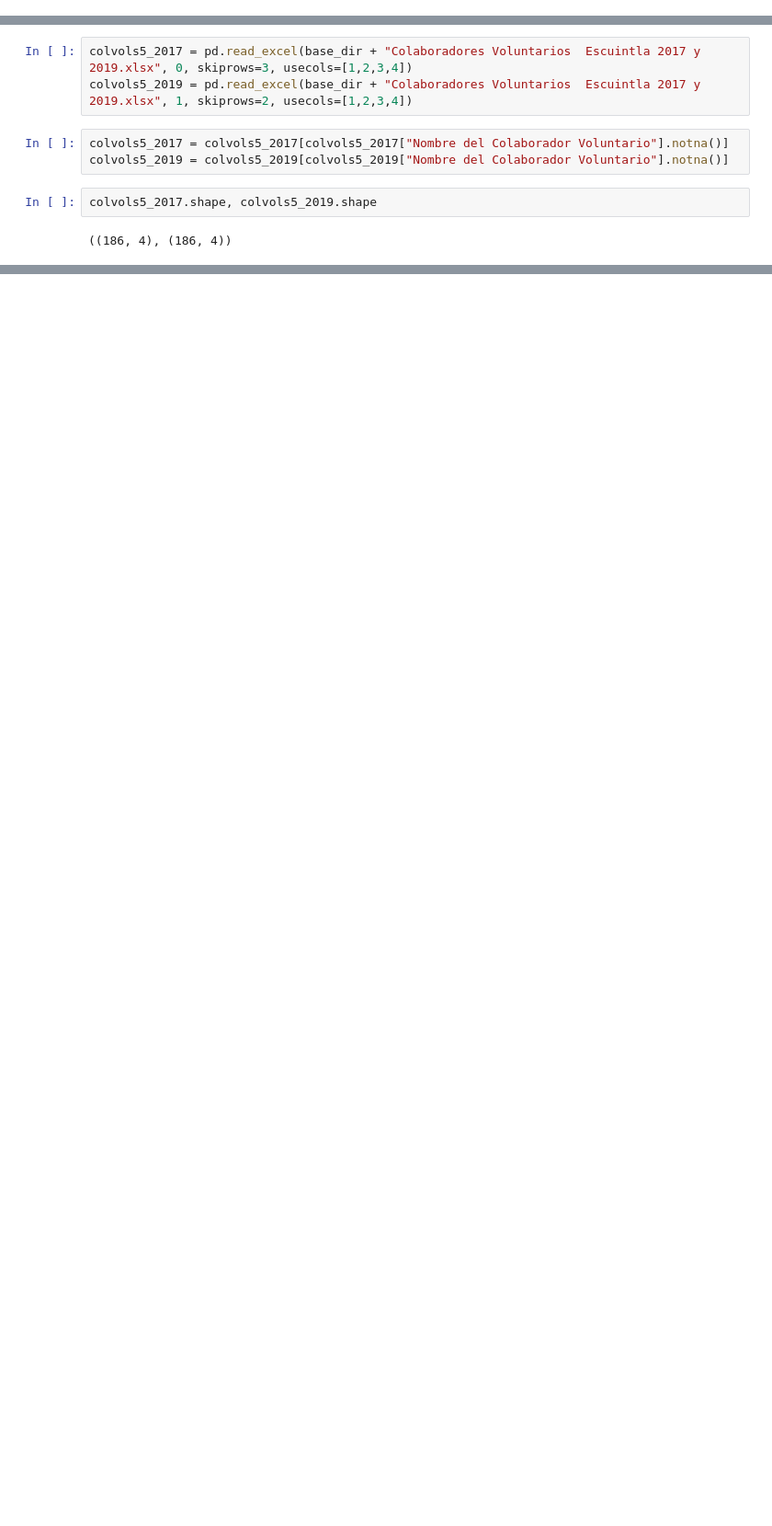
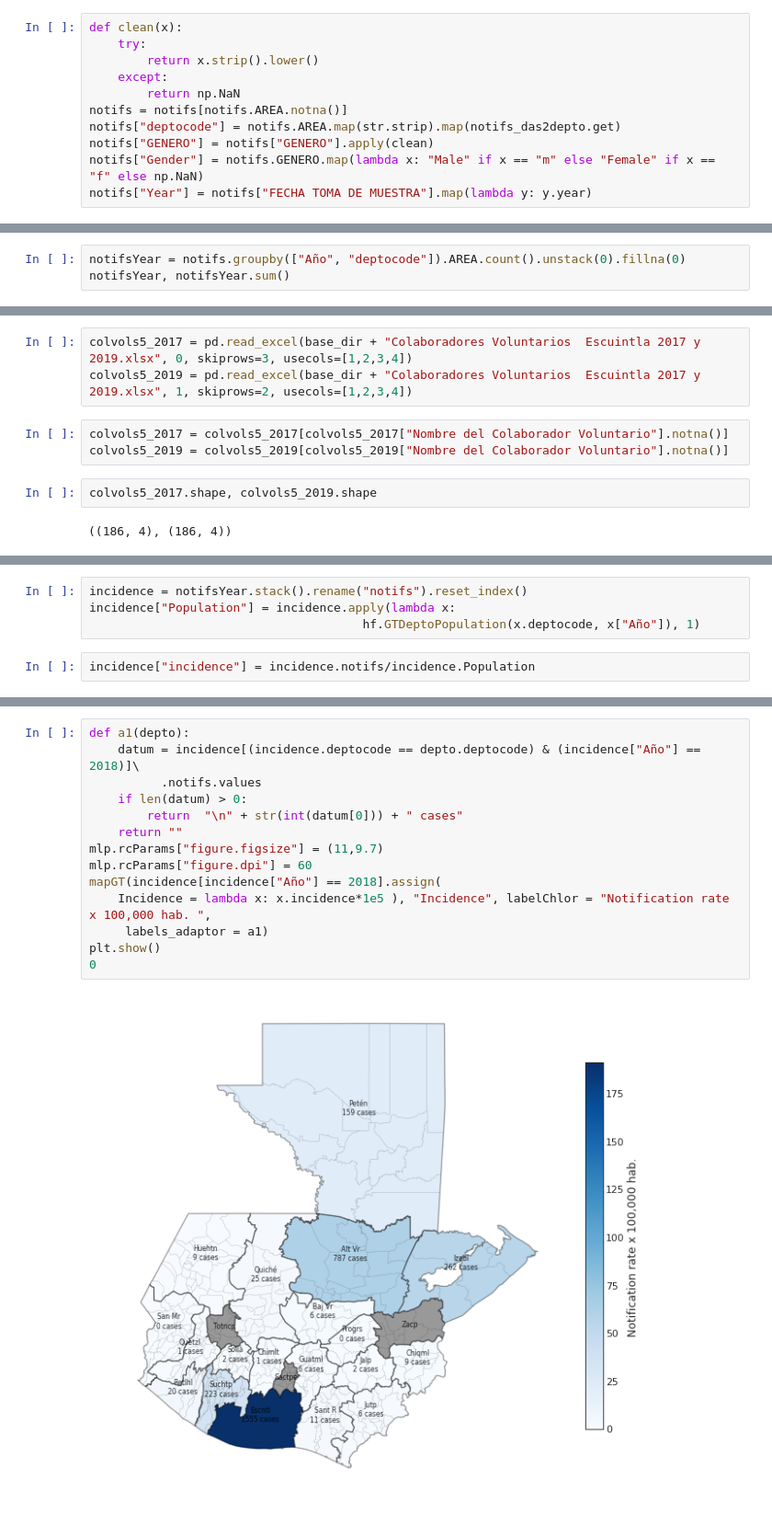
Before and after one commit to Guitlle/gf, a Jupyter notebook: outcome_measurement/malaria/gtm/GTM - Malaria data reporting.ipynb, the cells around one changed output, grey strips where cells are left out. Shown at 92% size. Cells and saved outputs as stored; diff of their text form; blank space fills up the shorter version.

Commit message:
build some graphs for TERG presentation

```diff
--- a/outcome_measurement/malaria/gtm/GTM - Malaria data reporting.ipynb
+++ b/outcome_measurement/malaria/gtm/GTM - Malaria data reporting.ipynb
@@ -100,3 +100,14 @@ code2depto = {
 # %%
 bednets = pd.read_csv(base_dir + "GTM - Bednets Distr.csv", index_col = 0 , low_memory=False)
 notifs = pd.read_excel(base_dir + "Base de datos 2016 - 2018 NAD.xlsx")
+# %%
+def clean(x):
+    try:
+        return x.strip().lower()
+    except:
+        return np.NaN
+notifs = notifs[notifs.AREA.notna()]
+notifs["deptocode"] = notifs.AREA.map(str.strip).map(notifs_das2depto.get)
+notifs["GENERO"] = notifs["GENERO"].apply(clean)
+notifs["Gender"] = notifs.GENERO.map(lambda x: "Male" if x == "m" else "Female" if x == "f" else np.NaN)
+notifs["Year"] = notifs["FECHA TOMA DE MUESTRA"].map(lambda y: y.year)
@@ -102,0 +118,3 @@ notifs = pd.read_excel(base_dir + "Base de datos 2016 - 2018 NAD.xlsx")
+# %%
+notifsYear = notifs.groupby(["Año", "deptocode"]).AREA.count().unstack(0).fillna(0)
+notifsYear, notifsYear.sum()
@@ -112,0 +196,6 @@ colvols5_2017.shape, colvols5_2019.shape
+# %%
+incidence = notifsYear.stack().rename("notifs").reset_index()
+incidence["Population"] = incidence.apply(lambda x:
+                                      hf.GTDeptoPopulation(x.deptocode, x["Año"]), 1)
+# %%
+incidence["incidence"] = incidence.notifs/incidence.Population
@@ -112,0 +229,16 @@ colvols5_2017.shape, colvols5_2019.shape
+# %%
+def a1(depto):
+    datum = incidence[(incidence.deptocode == depto.deptocode) & (incidence["Año"] == 2018)]\
+          .notifs.values
+    if len(datum) > 0:
+        return  "\n" + str(int(datum[0])) + " cases"
+    return ""
+mlp.rcParams["figure.figsize"] = (11,9.7)
+mlp.rcParams["figure.dpi"] = 60
+mapGT(incidence[incidence["Año"] == 2018].assign(
+    Incidence = lambda x: x.incidence*1e5 ), "Incidence", labelChlor = "Notification rate x 100,000 hab. ",
+     labels_adaptor = a1)
+plt.show()
+0
+# %% [output]
+[figure, added]
```
Also changed, not shown: parts of 23 cells of this notebook.
